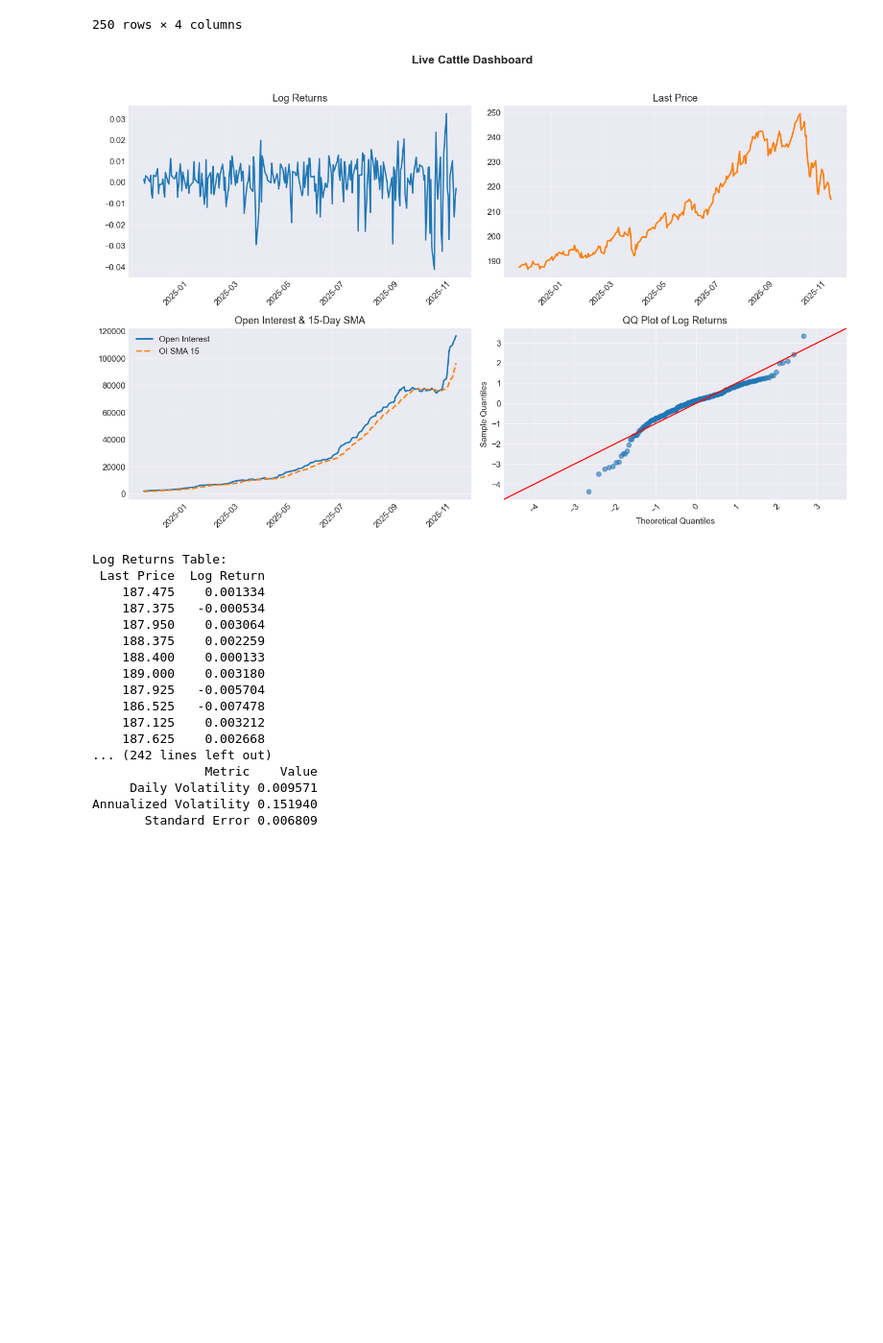
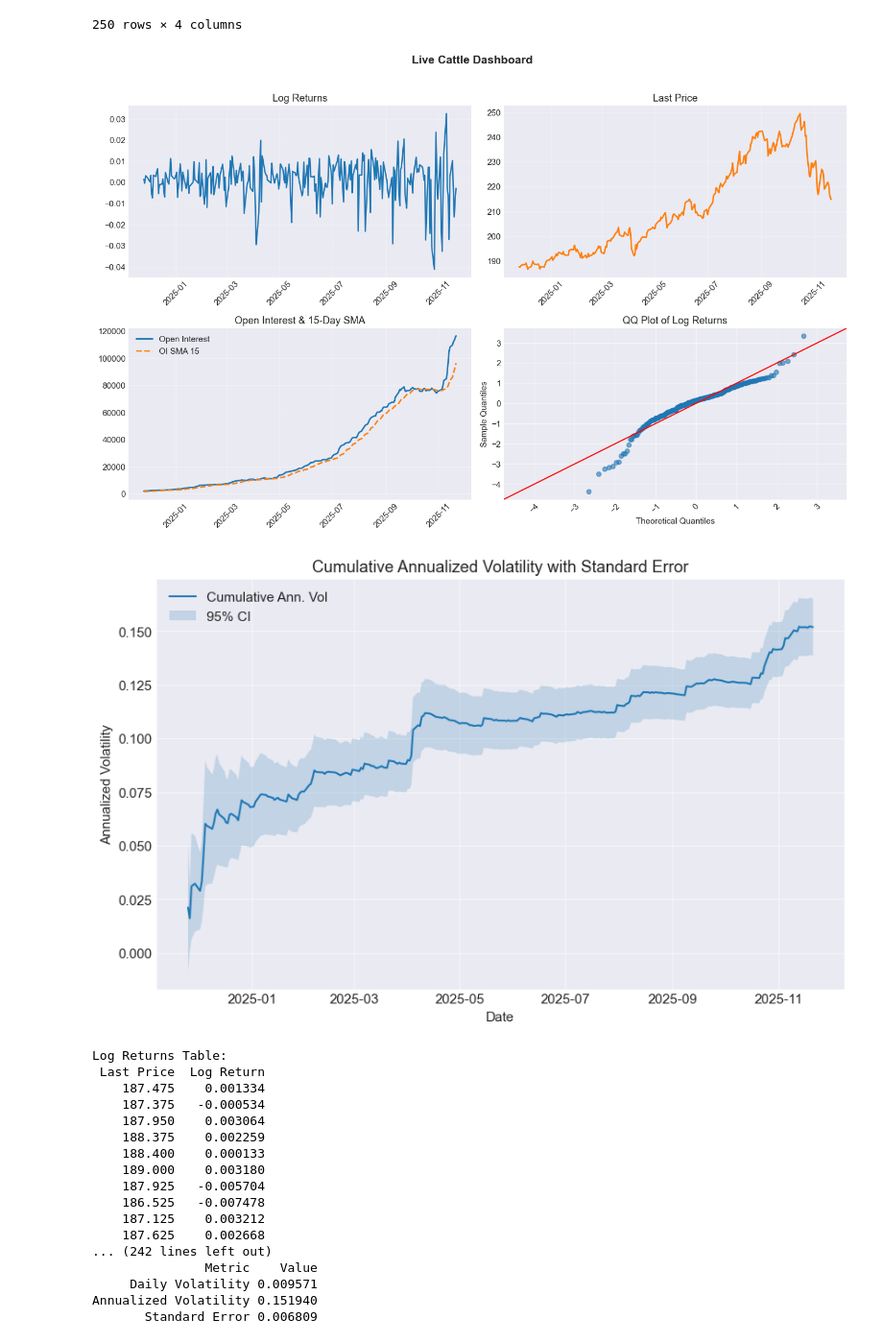
Before and after one commit to dradoncic/live_cattle_futures_options, a Jupyter notebook: project.ipynb, the cells around one changed output. Shown at 96% size. Cells and saved outputs as stored; diff of their text form; code cells hidden in the pictures; blank space fills up the shorter version.

```diff
--- a/project.ipynb
+++ b/project.ipynb
@@ -39,32 +39,53 @@ df
 # %%
 fig, axes = plt.subplots(2, 2, figsize=(14, 9))
 (ax1, ax2), (ax3, ax4) = axes
 
 ax1.plot(df.index, df["Log Return"], linewidth=1.8, color="tab:blue")
 ax1.set_title("Log Returns")
 ax1.grid(True, alpha=0.3)
 
 ax2.plot(df.index, df["Last Price"], linewidth=2, color="tab:orange")
 ax2.set_title("Last Price")
 ax2.grid(True, alpha=0.3)
 
 ax3.plot(df.index, df["Open Interest"], linewidth=2, label="Open Interest")
 ax3.plot(df.index, df["SMAVG (15)"], linestyle="--", linewidth=2, label="OI SMA 15")
 ax3.set_title("Open Interest & 15-Day SMA")
 ax3.legend(frameon=False)
 ax3.grid(True, alpha=0.3)
 
 sm.qqplot(df["Log Return"], line='45', fit=True, ax=ax4, marker='o', alpha=0.6)
 ax4.set_title("QQ Plot of Log Returns")
 
 for ax in axes.flatten():
     ax.tick_params(axis="x", rotation=45)
 
 fig.suptitle("Live Cattle Dashboard", fontsize=15, fontweight="bold", y=0.98)
 plt.tight_layout(rect=[0, 0, 1, 0.96])
 plt.show()
+
+df["N"] = np.arange(1, len(df) + 1)
+df["CumVar"] = (df["Log Return"]**2).expanding().mean()
+df["CumAnnVol"] = np.sqrt(df["CumVar"] * 252)
+
+df["Vol_SE"] = df["CumAnnVol"] / np.sqrt(2 * df["N"])
+
+df["Vol_CI_Upper"] = df["CumAnnVol"] + 1.96 * df["Vol_SE"]
+df["Vol_CI_Lower"] = df["CumAnnVol"] - 1.96 * df["Vol_SE"]
+
+# --- Plot ---
+plt.figure(figsize=(10,6))
+plt.plot(df.index, df["CumAnnVol"], label="Cumulative Ann. Vol")
+plt.fill_between(df.index, df["Vol_CI_Lower"], df["Vol_CI_Upper"], alpha=0.2, label="95% CI")
+plt.title("Cumulative Annualized Volatility with Standard Error")
+plt.xlabel("Date")
+plt.ylabel("Annualized Volatility")
+plt.legend()
+plt.grid(True)
+plt.show()
 # %% [output]
 [figure]
+[figure, added]
 # %%
 daily_vol = df['Log Return'].std()
 annual_vol = daily_vol * np.sqrt(252)
```
Also changed, not shown: parts of 4 cells of this notebook.
